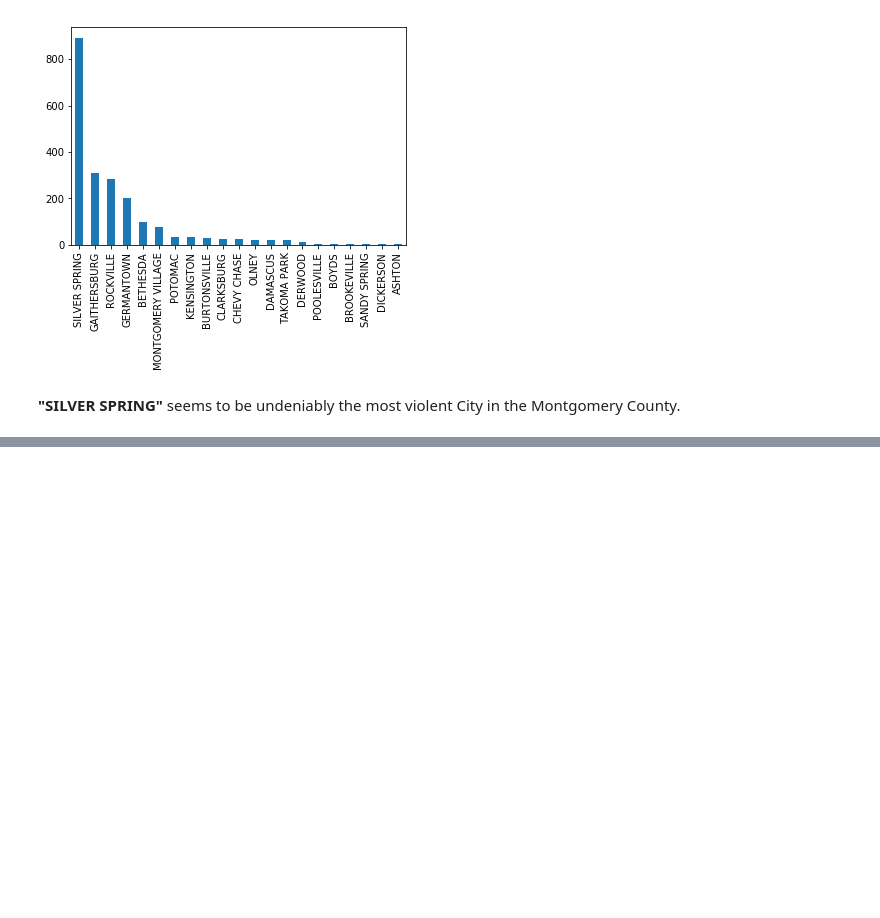
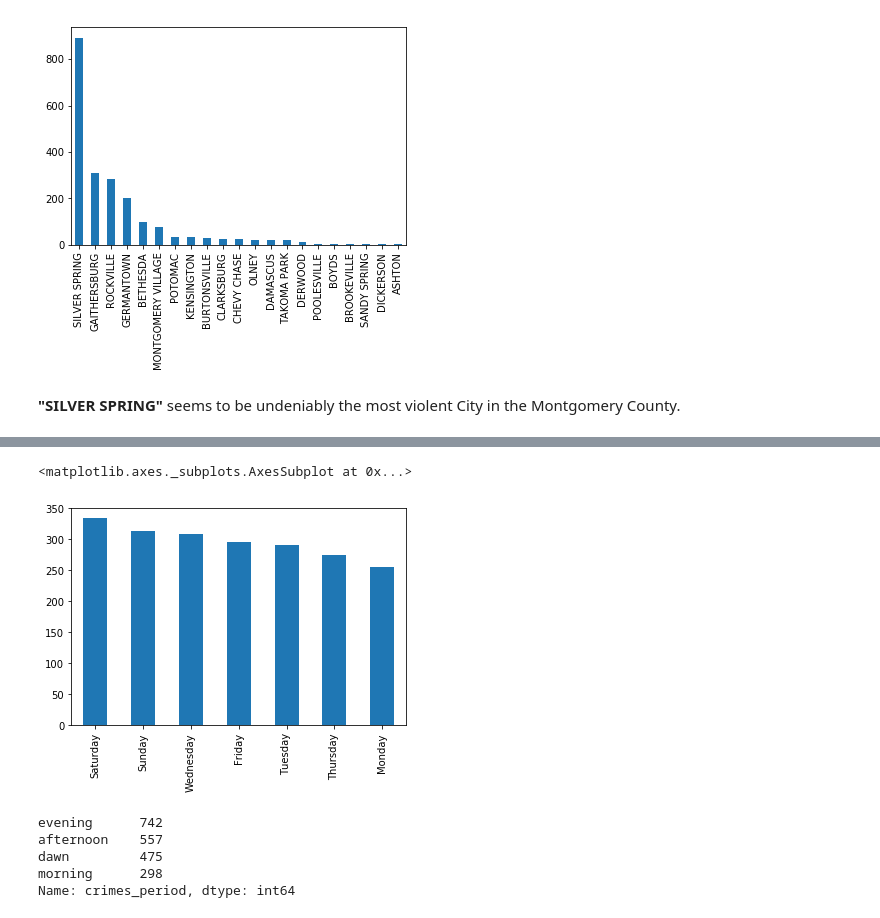
Before and after one commit to aguinaldoabbj/Finding-Patterns-in-Crime, a Jupyter notebook: Project1.ipynb, the cells around one changed output, grey strips where cells are left out. Drawn from its saved outputs; the diff is of its cells as text; code cells hidden in the pictures; blank space fills up the shorter version.

```diff
--- a/Project1.ipynb
+++ b/Project1.ipynb
@@ -726,0 +740,13 @@ crimes[crimes.is_violent == True]['City'].value_counts().plot(kind='bar')
+# %%
+crimes_window[crimes.is_violent == True]['datetime_Start'].dt.weekday_name.value_counts().plot(kind='bar')
+# %% [output]
+<matplotlib.axes._subplots.AxesSubplot at 0x...>
+[figure, added]
+# %%
+crimes_window[crimes.is_violent == True].crimes_period.value_counts()
+# %% [output]
+evening      742
+afternoon    557
+dawn         475
+morning      298
+Name: crimes_period, dtype: int64
```
Also changed, not shown: parts of 4 cells of this notebook.
